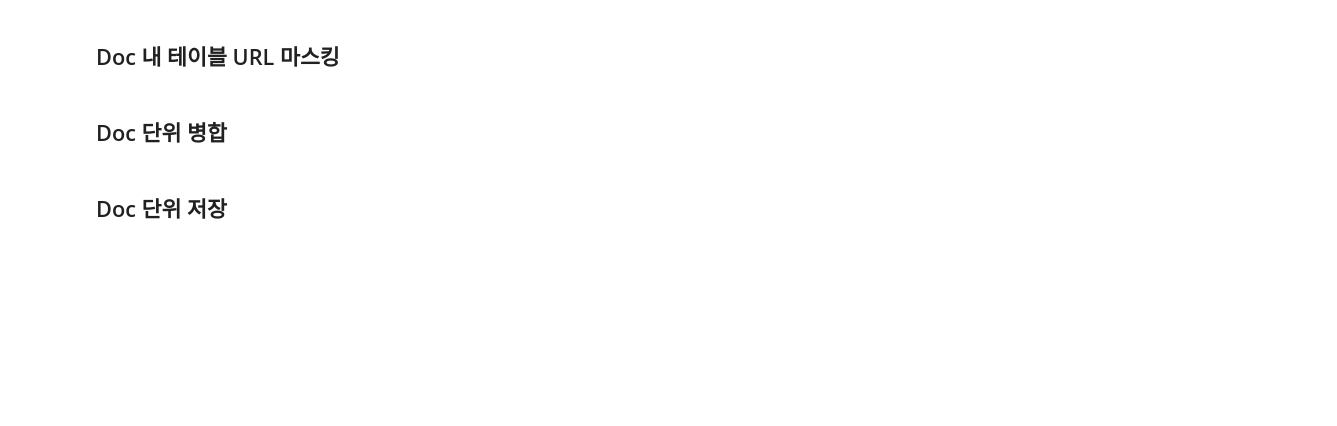
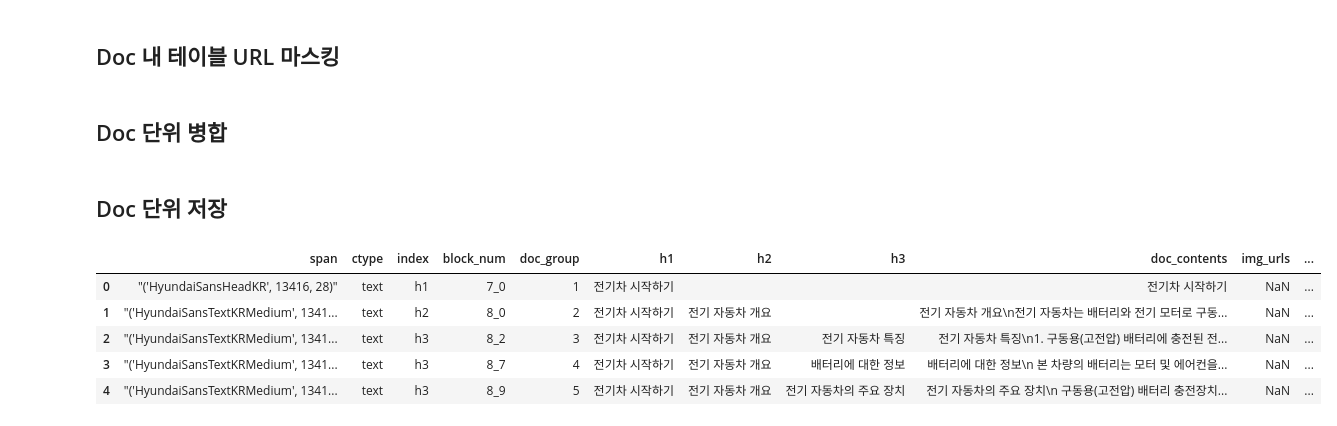
Before and after one commit to dudwo7783/my-small-mechanic, a Jupyter notebook: pdf_parsing/pdf_parser.ipynb, the cells around one changed output. Cells and saved outputs as stored; diff of their text form; code cells hidden in the pictures; blank space fills up the shorter version.

```diff
--- a/pdf_parsing/pdf_parser.ipynb
+++ b/pdf_parsing/pdf_parser.ipynb
@@ -562,6 +560,15 @@ final_doc_df = final_doc_df.drop_duplicates('doc_group')
 final_doc_df = final_doc_df.loc[:len(final_doc_df)-2].reset_index(drop=True)
 # %% [markdown]
 ## Doc 단위 저장
+# %%
+final_doc_df.head()
+# %% [output]
+|  | span | ctype | index | block_num | doc_group | h1 | h2 | h3 | doc_contents | img_urls | ... |
+| 0 | "('HyundaiSansHeadKR', 13416, 28)" | text | h1 | 7_0 | 1 | 전기차 시작하기 |  |  | 전기차 시작하기 | NaN | ... |
+| 1 | "('HyundaiSansTextKRMedium', 1341... | text | h2 | 8_0 | 2 | 전기차 시작하기 | 전기 자동차 개요 |  | 전기 자동차 개요\n전기 자동차는 배터리와 전기 모터로 구동... | NaN | ... |
+| 2 | "('HyundaiSansTextKRMedium', 1341... | text | h3 | 8_2 | 3 | 전기차 시작하기 | 전기 자동차 개요 | 전기 자동차 특징 | 전기 자동차 특징\n1. 구동용(고전압) 배터리에 충전된 전... | NaN | ... |
+| 3 | "('HyundaiSansTextKRMedium', 1341... | text | h3 | 8_7 | 4 | 전기차 시작하기 | 전기 자동차 개요 | 배터리에 대한 정보 | 배터리에 대한 정보\n 본 차량의 배터리는 모터 및 에어컨을... | NaN | ... |
+| 4 | "('HyundaiSansTextKRMedium', 1341... | text | h3 | 8_9 | 5 | 전기차 시작하기 | 전기 자동차 개요 | 전기 자동차의 주요 장치 | 전기 자동차의 주요 장치\n 구동용(고전압) 배터리 충전장치... | NaN | ... |
 # %%
 final_doc_df.to_csv('./parse_result/doc_ioniq5_result.csv', encoding='cp949')
 final_doc_df.to_parquet('./parse_result/doc_ioniq5_result.parquet')
```
Also changed, not shown: parts of 4 cells of this notebook, 2 other files.
